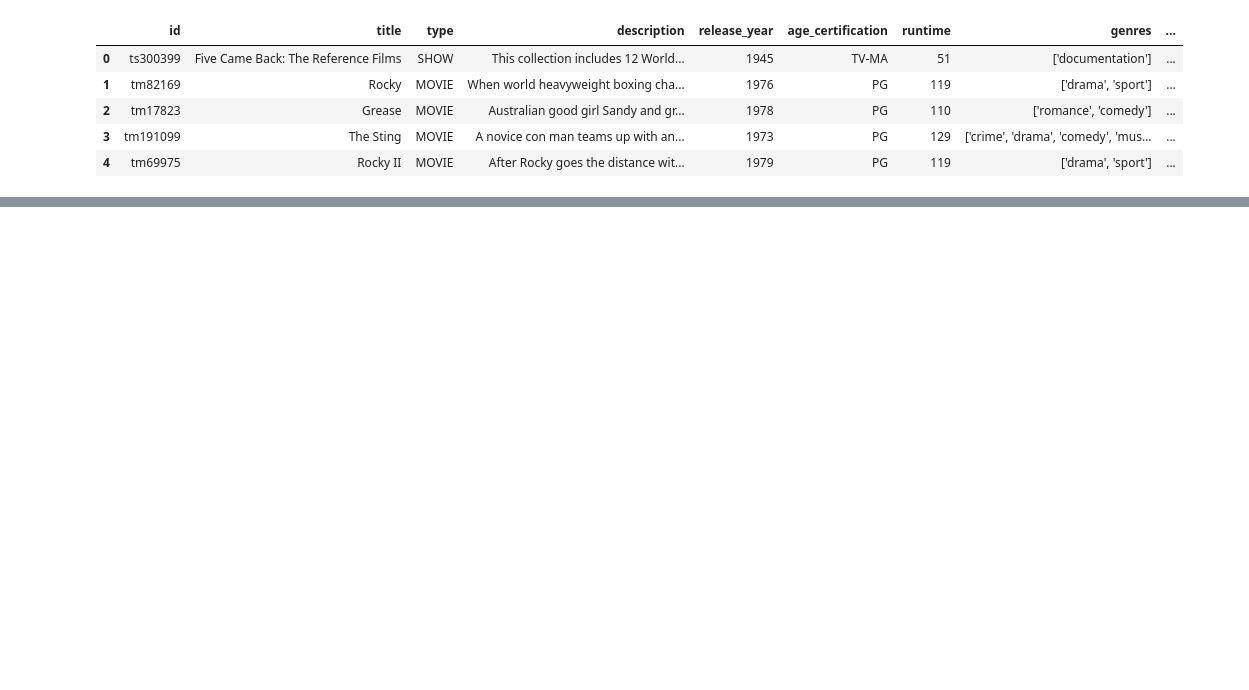
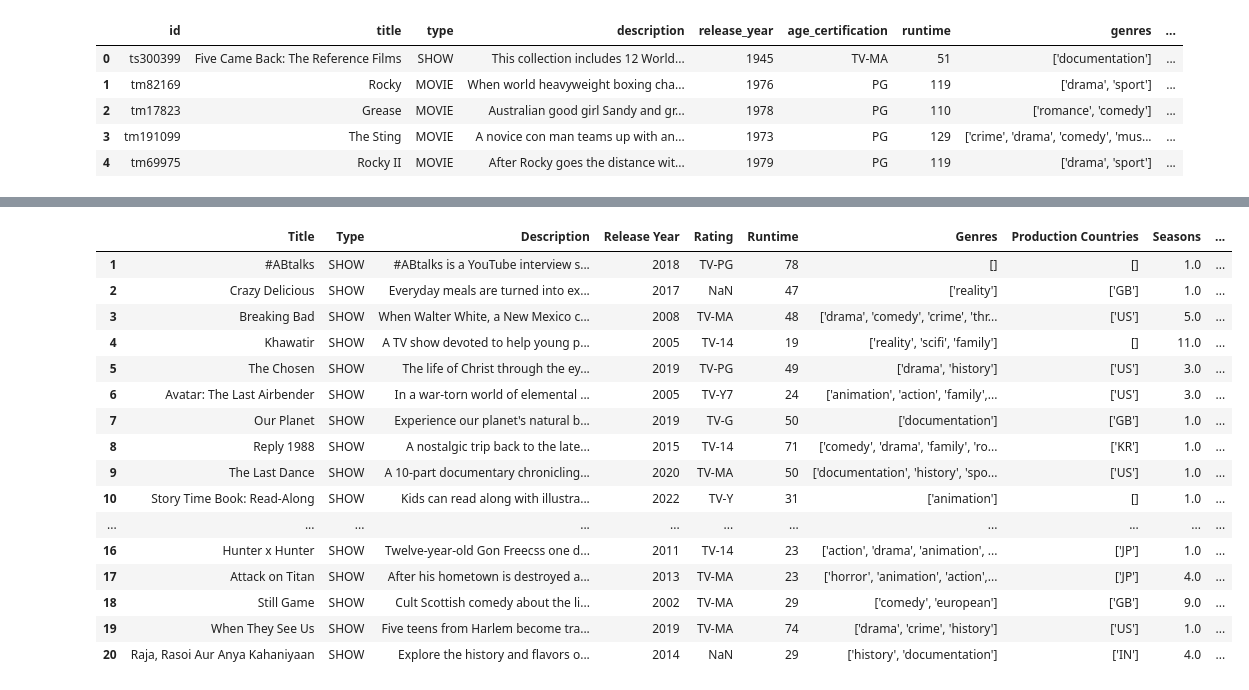
Before and after one commit to daggonit/Platform_Proj, a Jupyter notebook: Platform Project.ipynb, the cells around one changed output, grey strips where cells are left out. Drawn from its saved outputs; the diff is of its cells as text; code cells hidden in the pictures; blank space fills up the shorter version.

```diff
--- a/Platform Project.ipynb
+++ b/Platform Project.ipynb
@@ -50,11 +55,30 @@ netflix_shows_df= netflix_data_df[netflix_data_df['Type']=='SHOW']
 netflix_movies_df = netflix_data_df[netflix_data_df['Type']=='MOVIE']
 # %%
-netflix_top_shows_df=netflix_shows_df.sort_values(by='Imdb Score', ascending = False)
+#Netflix top 20 shows
+netflix_top_shows_df = netflix_shows_df.sort_values(by='Imdb Score', ascending = False)
 
-
-netflix_top_20_shows_df=netflix_top_shows_df.head(20)
+netflix_top_20_shows_df = netflix_top_shows_df.head(20)
 
 custom_index= range(1,21)
 
 netflix_top_20_shows_df.set_index(pd.Index(custom_index), inplace=True)
+netflix_top_20_shows_df
+# %% [output]
+|  | Title | Type | Description | Release Year | Rating | Runtime | Genres | Production Countries | Seasons | ... |
+| 1 | #ABtalks | SHOW | #ABtalks is a YouTube interview s... | 2018 | TV-PG | 78 | [] | [] | 1.0 | ... |
+| 2 | Crazy Delicious | SHOW | Everyday meals are turned into ex... | 2017 | NaN | 47 | ['reality'] | ['GB'] | 1.0 | ... |
+| 3 | Breaking Bad | SHOW | When Walter White, a New Mexico c... | 2008 | TV-MA | 48 | ['drama', 'comedy', 'crime', 'thr... | ['US'] | 5.0 | ... |
+| 4 | Khawatir | SHOW | A TV show devoted to help young p... | 2005 | TV-14 | 19 | ['reality', 'scifi', 'family'] | [] | 11.0 | ... |
+| 5 | The Chosen | SHOW | The life of Christ through the ey... | 2019 | TV-PG | 49 | ['drama', 'history'] | ['US'] | 3.0 | ... |
+| 6 | Avatar: The Last Airbender | SHOW | In a war-torn world of elemental ... | 2005 | TV-Y7 | 24 | ['animation', 'action', 'family',... | ['US'] | 3.0 | ... |
+| 7 | Our Planet | SHOW | Experience our planet's natural b... | 2019 | TV-G | 50 | ['documentation'] | ['GB'] | 1.0 | ... |
+| 8 | Reply 1988 | SHOW | A nostalgic trip back to the late... | 2015 | TV-14 | 71 | ['comedy', 'drama', 'family', 'ro... | ['KR'] | 1.0 | ... |
+| 9 | The Last Dance | SHOW | A 10-part documentary chronicling... | 2020 | TV-MA | 50 | ['documentation', 'history', 'spo... | ['US'] | 1.0 | ... |
+| 10 | Story Time Book: Read-Along | SHOW | Kids can read along with illustra... | 2022 | TV-Y | 31 | ['animation'] | [] | 1.0 | ... |
+| ... | ... | ... | ... | ... | ... | ... | ... | ... | ... | ... |
+| 16 | Hunter x Hunter | SHOW | Twelve-year-old Gon Freecss one d... | 2011 | TV-14 | 23 | ['action', 'drama', 'animation', ... | ['JP'] | 1.0 | ... |
+| 17 | Attack on Titan | SHOW | After his hometown is destroyed a... | 2013 | TV-MA | 23 | ['horror', 'animation', 'action',... | ['JP'] | 4.0 | ... |
+| 18 | Still Game | SHOW | Cult Scottish comedy about the li... | 2002 | TV-MA | 29 | ['comedy', 'european'] | ['GB'] | 9.0 | ... |
+| 19 | When They See Us | SHOW | Five teens from Harlem become tra... | 2019 | TV-MA | 74 | ['drama', 'crime', 'history'] | ['US'] | 1.0 | ... |
+| 20 | Raja, Rasoi Aur Anya Kahaniyaan | SHOW | Explore the history and flavors o... | 2014 | NaN | 29 | ['history', 'documentation'] | ['IN'] | 4.0 | ... |
 # %%
```
Also changed, not shown: parts of 18 cells of this notebook.
